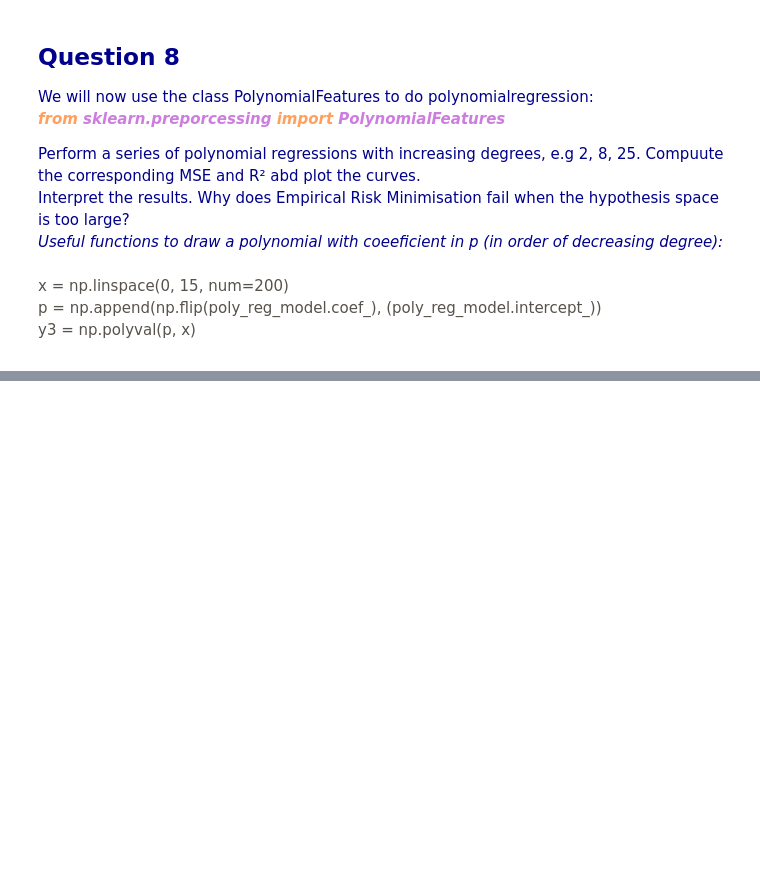
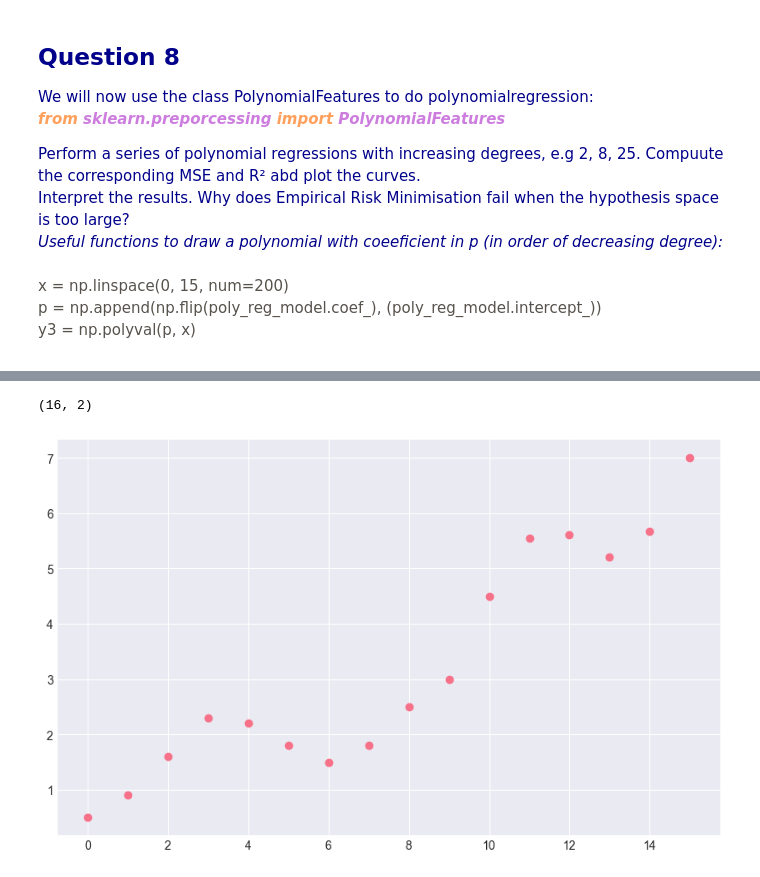
Before and after one commit to INSA-4IF2-Hexanome24/MachineLearning, a Jupyter notebook: LAB_2.ipynb, the cells around one changed output, grey strips where cells are left out. Cells and saved outputs as stored; diff of their text form; code cells hidden in the pictures; blank space fills up the shorter version.

```diff
--- a/LAB_2.ipynb
+++ b/LAB_2.ipynb
@@ -131,3 +131,7 @@ x = np.linspace(0, 15, num=200)<br>
 p = np.append(np.flip(poly_reg_model.coef_), (poly_reg_model.intercept_))<br>
 y3 = np.polyval(p, x)
 </span>
+# %%
+input_file = "measurements.csv"
+
+df = pd.read_csv(input_file, header = 0)
@@ -133,0 +158,10 @@ y3 = np.polyval(p, x)
+# %%
+df.shape
+# %% [output]
+(16, 2)
+# %%
+plt.figure(figsize=(10,6))
+plt.scatter(df['0'], df['1'])
+plt.show()
+# %% [output]
+[figure, added]
```
Also changed, not shown: parts of 4 cells of this notebook.
